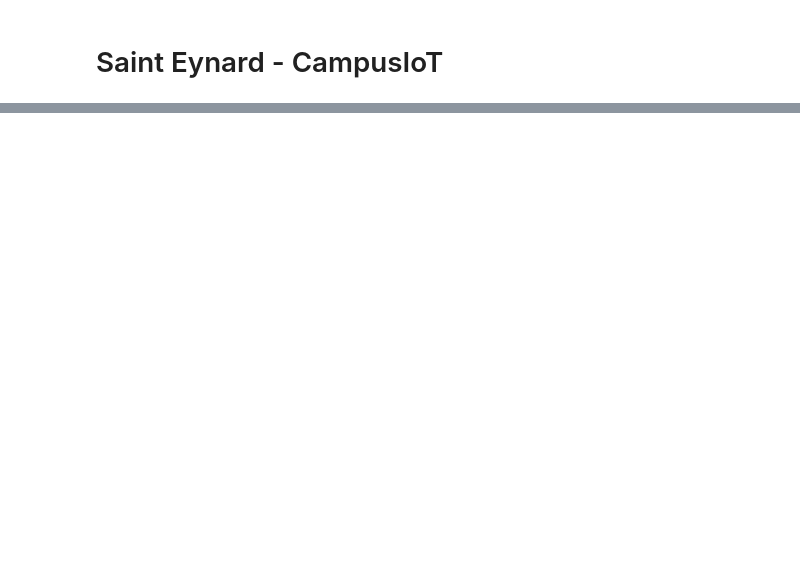
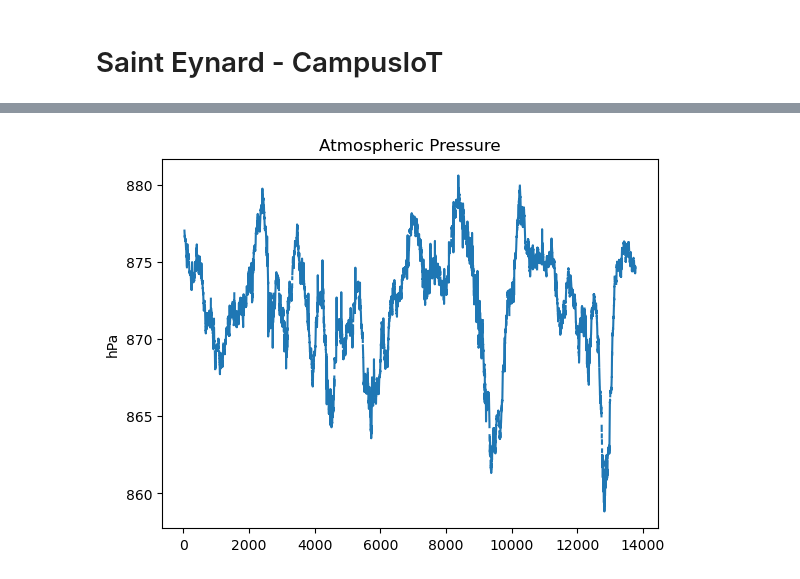
Before and after one commit to CampusIoT/datasets, a Jupyter notebook: SaintEynard/notebooks/campusiot.ipynb, the cells around one changed output, grey strips where cells are left out. Drawn from its saved outputs; the diff is of its cells as text; code cells hidden in the pictures; blank space fills up the shorter version.

```diff
--- a/SaintEynard/notebooks/campusiot.ipynb
+++ b/SaintEynard/notebooks/campusiot.ipynb
@@ -46,0 +144,4 @@ memory usage: 1.8+ MB
+# %%
+payload = rx[['deviceName', 'devEUI', '_timestamp', '_date','object']]
+obj = pd.json_normalize(payload['object'])
+obj.info()
@@ -46,0 +169,5 @@ memory usage: 1.8+ MB
+# %%
+payload = payload.join(obj).drop(columns='object')
+payload = payload[['deviceName', 'devEUI', '_timestamp', '_date',\
+                  'battery','light','pressure','temperature'  ]]
+payload
@@ -46,0 +206,5 @@ memory usage: 1.8+ MB
+# %%
+payload['pressure'].plot(title="Atmospheric Pressure", ylabel="hPa")
+plt.show()
+# %% [output]
+[figure, added]
```
Also changed, not shown: parts of 23 cells of this notebook.
